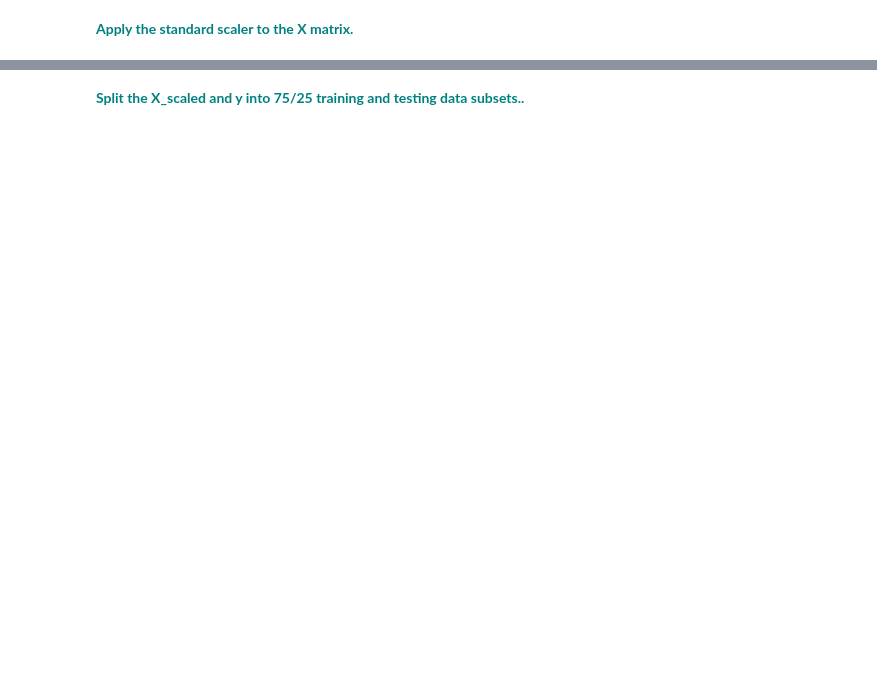
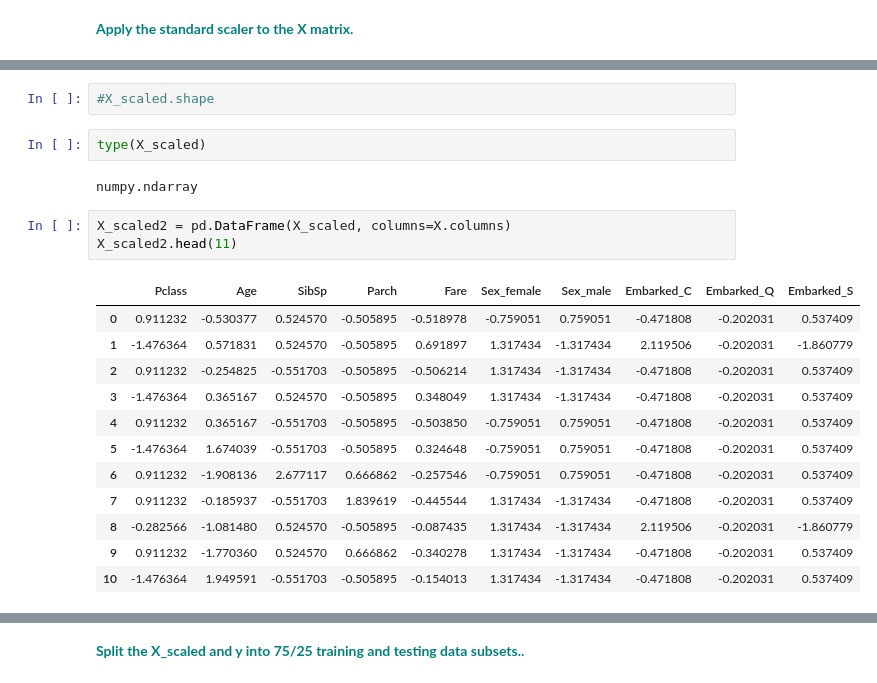
Before and after one commit to pauljacob/mini_projects, a Jupyter notebook: 1601612507_Gradient_Boosting_Case_Study_updated_10_01_2020/Gradient Boosting Case Study.ipynb, the cells around one changed output, grey strips where cells are left out. Drawn from its saved outputs; the diff is of its cells as text; blank space fills up the shorter version.

```diff
--- a/1601612507_Gradient_Boosting_Case_Study_updated_10_01_2020/Gradient Boosting Case Study.ipynb
+++ b/1601612507_Gradient_Boosting_Case_Study_updated_10_01_2020/Gradient Boosting Case Study.ipynb
@@ -199,0 +500,22 @@ X_scaled =
+# %%
+#X_scaled.shape
+# %%
+type(X_scaled)
+# %% [output]
+numpy.ndarray
+# %%
+X_scaled2 = pd.DataFrame(X_scaled, columns=X.columns)
+X_scaled2.head(11)
+# %% [output]
+|  | Pclass | Age | SibSp | Parch | Fare | Sex_female | Sex_male | Embarked_C | Embarked_Q | Embarked_S |
+| 0 | 0.911232 | -0.530377 | 0.524570 | -0.505895 | -0.518978 | -0.759051 | 0.759051 | -0.471808 | -0.202031 | 0.537409 |
+| 1 | -1.476364 | 0.571831 | 0.524570 | -0.505895 | 0.691897 | 1.317434 | -1.317434 | 2.119506 | -0.202031 | -1.860779 |
+| 2 | 0.911232 | -0.254825 | -0.551703 | -0.505895 | -0.506214 | 1.317434 | -1.317434 | -0.471808 | -0.202031 | 0.537409 |
+| 3 | -1.476364 | 0.365167 | 0.524570 | -0.505895 | 0.348049 | 1.317434 | -1.317434 | -0.471808 | -0.202031 | 0.537409 |
+| 4 | 0.911232 | 0.365167 | -0.551703 | -0.505895 | -0.503850 | -0.759051 | 0.759051 | -0.471808 | -0.202031 | 0.537409 |
+| 5 | -1.476364 | 1.674039 | -0.551703 | -0.505895 | 0.324648 | -0.759051 | 0.759051 | -0.471808 | -0.202031 | 0.537409 |
+| 6 | 0.911232 | -1.908136 | 2.677117 | 0.666862 | -0.257546 | -0.759051 | 0.759051 | -0.471808 | -0.202031 | 0.537409 |
+| 7 | 0.911232 | -0.185937 | -0.551703 | 1.839619 | -0.445544 | 1.317434 | -1.317434 | -0.471808 | -0.202031 | 0.537409 |
+| 8 | -0.282566 | -1.081480 | 0.524570 | -0.505895 | -0.087435 | 1.317434 | -1.317434 | 2.119506 | -0.202031 | -1.860779 |
+| 9 | 0.911232 | -1.770360 | 0.524570 | 0.666862 | -0.340278 | 1.317434 | -1.317434 | -0.471808 | -0.202031 | 0.537409 |
+| 10 | -1.476364 | 1.949591 | -0.551703 | -0.505895 | -0.154013 | 1.317434 | -1.317434 | -0.471808 | -0.202031 | 0.537409 |
```
Also changed, not shown: parts of 48 cells of this notebook.
